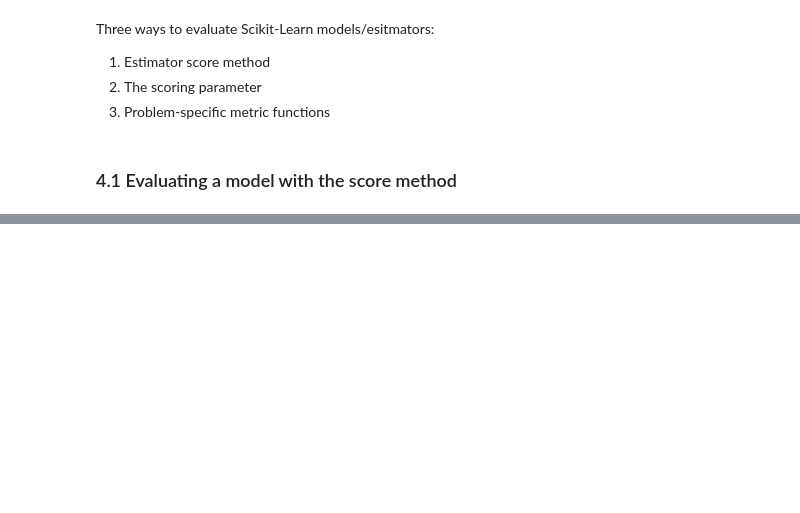
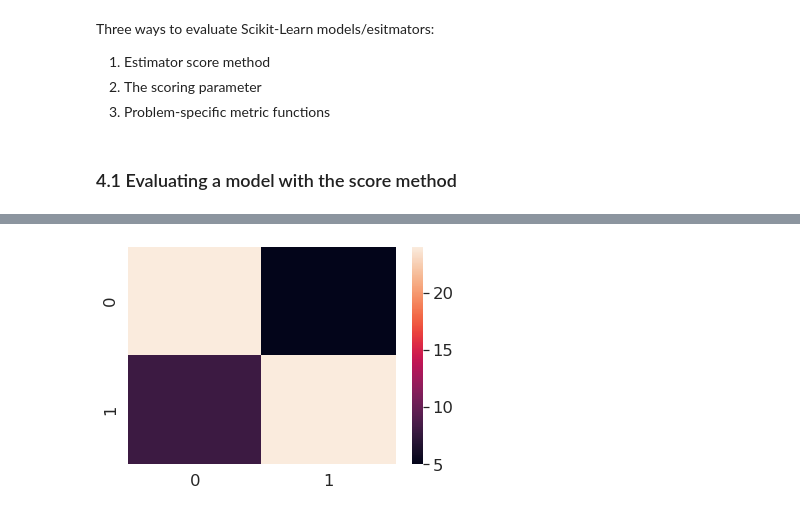
Before and after one commit to madhuwantha/Machine-Learning-Course, a Jupyter notebook: Introduction to Scikit-Learn.ipynb, the cells around one changed output, grey strips where cells are left out. Saved outputs shown, nothing was run; the diff lists cells and outputs as text; code cells hidden in the pictures; blank space fills up the shorter version.

```diff
--- a/Introduction to Scikit-Learn.ipynb
+++ b/Introduction to Scikit-Learn.ipynb
@@ -769,0 +915,12 @@ Three ways to evaluate Scikit-Learn models/esitmators:
+# %%
+from sklearn.model_selection  import cross_val_score
+from sklearn.ensemble import RandomForestClassifier
+
+np.random.seed(42)
+
+x = heart_disease.drop("target", axis=1)
+y = heart_disease["target"]
+
+clf = RandomForestClassifier(n_estimators=100)
+cross_val_score = cross_val_score(clf, x, y, cv=5)
+clf_cross_val_score
@@ -769,0 +1100,14 @@ Three ways to evaluate Scikit-Learn models/esitmators:
+# %%
+# Make our confusion matrix more visual with Seaborn's heatmap()
+import seaborn as sns
+
+# Set the font scale
+sns.set(font_scale=1.5)
+
+# Create a confusion matrix
+conf_mat = confusion_matrix(y_test,y_preds)
+
+# Plot it using Seaborn
+sns.heatmap(conf_mat);
+# %% [output]
+[figure, added]
```
Also changed, not shown: parts of 38 cells of this notebook, 3 other files.
